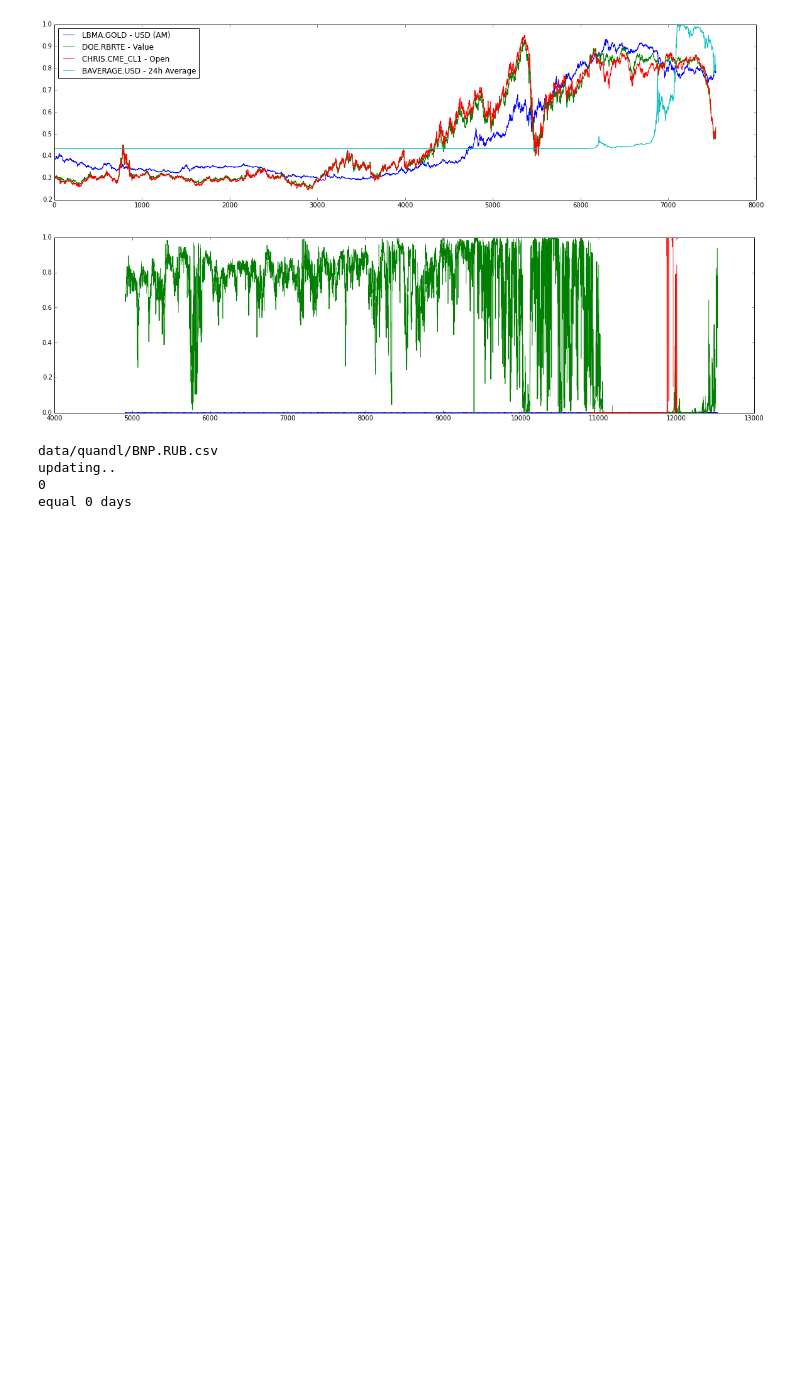
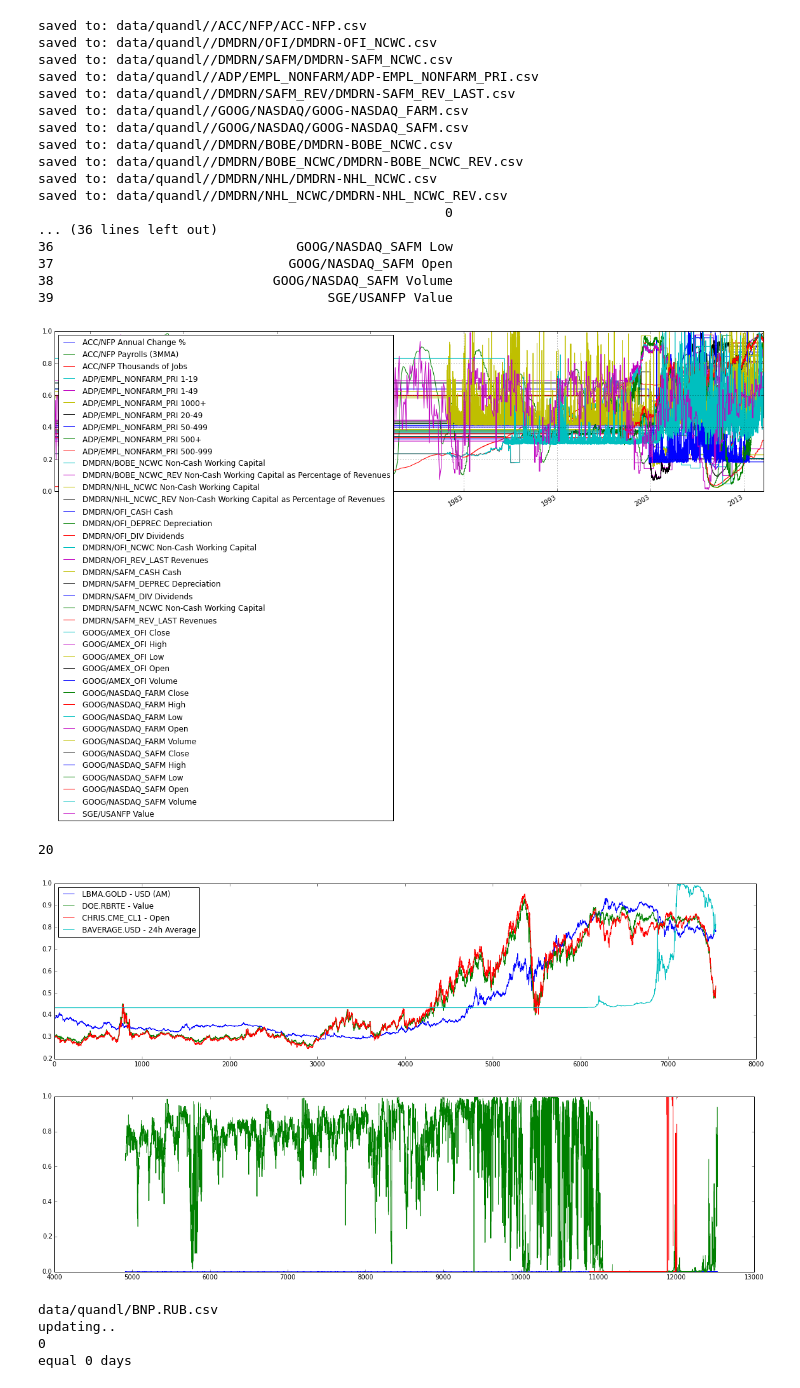
Before and after one commit to qorelogic/ml2, a Jupyter notebook: bin/quandl-fun.ipynb, the cells around one changed output. Saved outputs shown, nothing was run; the diff lists cells and outputs as text; code cells hidden in the pictures; blank space fills up the shorter version.

Commit message:
.ipynb checkpoint cleanups fetchURL(url) refactored regular routines from qoreliquid.py to qore.py searchQuandl(query) quickPlot()

```diff
--- a/bin/quandl-fun.ipynb
+++ b/bin/quandl-fun.ipynb
@@ -10,6 +10,32 @@ rcParams['figure.figsize'] = 20, 5
 # %%
 #Wall Street Warriors Season 1 Episode 1
 #https://www.youtube.com/watch?v=nyRiuv4EDB4
+# %%
+headers = None
+#headers = [1,8]
+#searchQuandl('farm prices', mode='combineplot', headers=headers)
+headers = [2,3,4,5]
+searchQuandl('non farm', mode='combineplot', returndataset=False)
+# %% [output]
+saved to: data/quandl//ACC/NFP/ACC-NFP.csv
+saved to: data/quandl//DMDRN/OFI/DMDRN-OFI_NCWC.csv
+saved to: data/quandl//DMDRN/SAFM/DMDRN-SAFM_NCWC.csv
+saved to: data/quandl//ADP/EMPL_NONFARM/ADP-EMPL_NONFARM_PRI.csv
+saved to: data/quandl//DMDRN/SAFM_REV/DMDRN-SAFM_REV_LAST.csv
+saved to: data/quandl//GOOG/NASDAQ/GOOG-NASDAQ_FARM.csv
+saved to: data/quandl//GOOG/NASDAQ/GOOG-NASDAQ_SAFM.csv
+saved to: data/quandl//DMDRN/BOBE/DMDRN-BOBE_NCWC.csv
+saved to: data/quandl//DMDRN/BOBE_NCWC/DMDRN-BOBE_NCWC_REV.csv
+saved to: data/quandl//DMDRN/NHL/DMDRN-NHL_NCWC.csv
+saved to: data/quandl//DMDRN/NHL_NCWC/DMDRN-NHL_NCWC_REV.csv
+                                                    0
+... (36 lines left out)
+36                               GOOG/NASDAQ_SAFM Low
+37                              GOOG/NASDAQ_SAFM Open
+38                            GOOG/NASDAQ_SAFM Volume
+39                                   SGE/USANFP Value
+[figure, added]
+20
 # %%
 tks = []
 tks.append('LBMA/GOLD') # Gold
```
Also changed, not shown: 5 other files.
